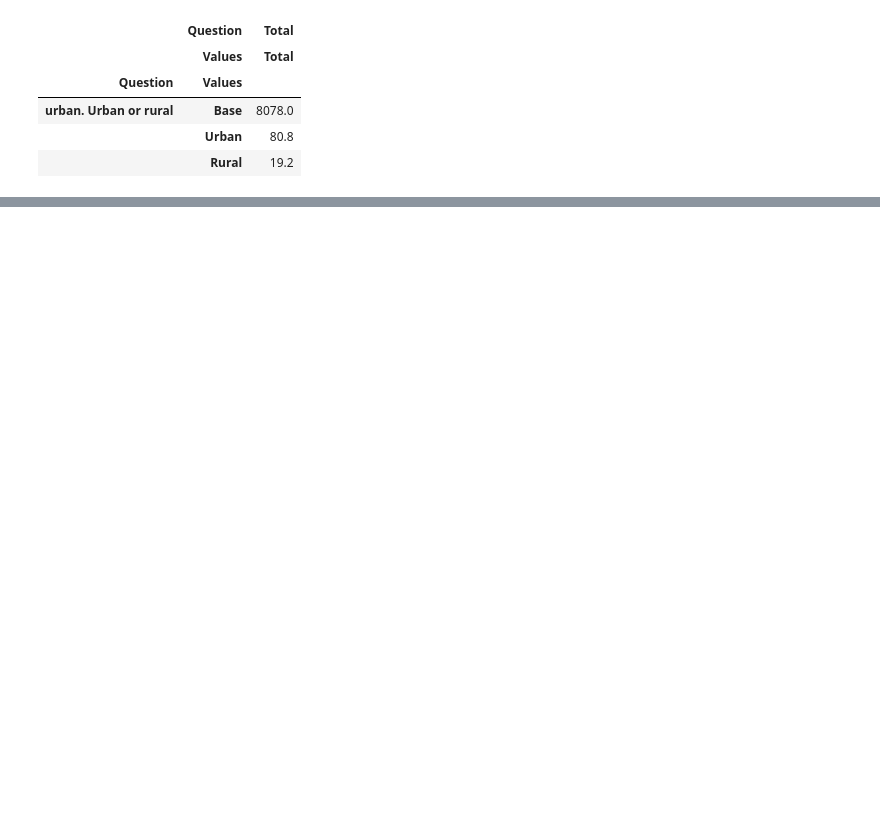
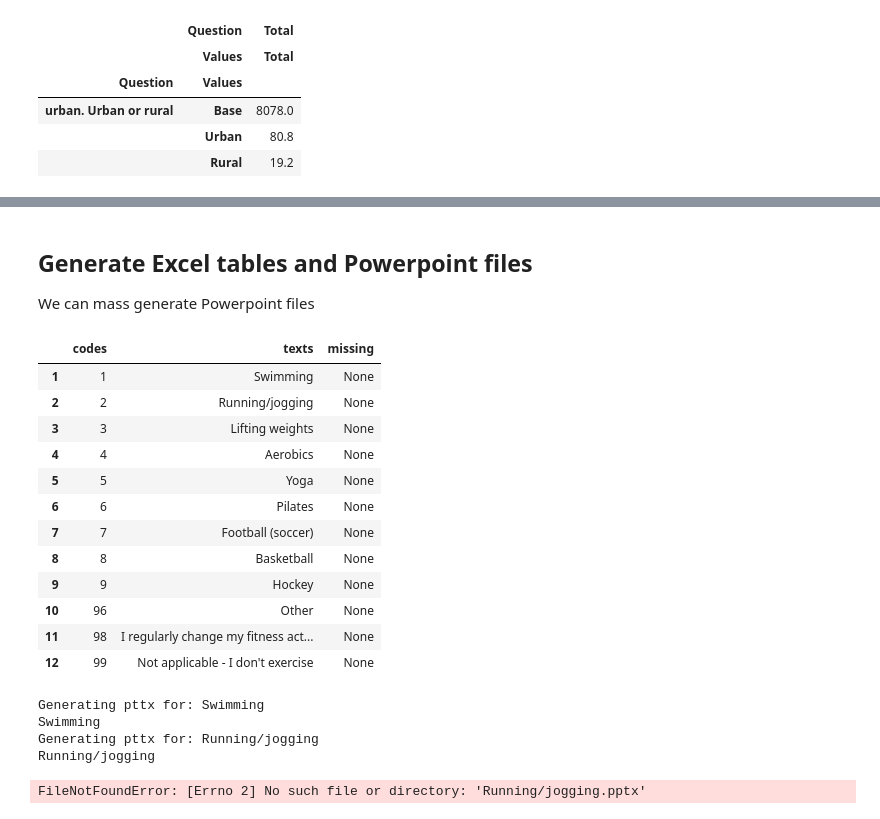
Before and after one commit to datasmoothie/tally-demonstration, a Jupyter notebook: Build Excel and Powerpoint from CSV.ipynb, the cells around one changed output, grey strips where cells are left out. Saved outputs shown, nothing was run; the diff lists cells and outputs as text; code cells hidden in the pictures; blank space fills up the shorter version.

Commit message:
First example almost ready. PPTX and Excel left.

```diff
--- a/Build Excel and Powerpoint from CSV.ipynb
+++ b/Build Excel and Powerpoint from CSV.ipynb
@@ -5,3 +21,7 @@ import os
 dataset = tally.DataSet("CSV data")
 dataset.add_credentials(api_key=os.environ.get('tally_api_key'))
 dataset.use_csv('data/Example Data (A) - CSV Excel export.csv')
+
+dataset2 = tally.DataSet('SPSS data')
+dataset2.add_credentials(api_key=os.environ.get('tally_api_key'))
+dataset2.use_spss('data/Example Data (A).sav')
@@ -37,0 +125,38 @@ result = dataset.weight(name='Gender and urban', variable='weight_c', unique_key
+# %% [markdown]
+## Generate Excel tables and Powerpoint files
+
+We can mass generate Powerpoint files
+# %%
+dataset2.meta(variable='q1')
+# %% [output]
+|  | codes | texts | missing |
+| 1 | 1 | Swimming | None |
+| 2 | 2 | Running/jogging | None |
+| 3 | 3 | Lifting weights | None |
+| 4 | 4 | Aerobics | None |
+| 5 | 5 | Yoga | None |
+| 6 | 6 | Pilates | None |
+| 7 | 7 | Football (soccer) | None |
+| 8 | 8 | Basketball | None |
+| 9 | 9 | Hockey | None |
+| 10 | 96 | Other | None |
+| 11 | 98 | I regularly change my fitness act... | None |
+| 12 | 99 | Not applicable - I don't exercise | None |
+# %%
+codes = dataset2.meta(variable='q1')['codes'].values
+texts = dataset2.meta(variable='q1')['texts'].values
+for index, code in enumerate(codes):
+    print("Generating pttx for: {}".format(texts[index]))
+    print(texts[index])
+    dataset2.build_powerpoint(filename='{}.pptx'.format(texts[index]),
+                        powerpoint_template='pptx_templates/Datasmoothie_Template.pptx',
+                        x=['q1', 'q2', 'q3'],
+                        y=['gender', 'locality'],
+                        f=[{'q1':str(code)}]
+                        )
+# %% [output]
+Generating pttx for: Swimming
+Swimming
+Generating pttx for: Running/jogging
+Running/jogging
+FileNotFoundError: [Errno 2] No such file or directory: 'Running/jogging.pptx'
```
Also changed, not shown: parts of 16 cells of this notebook, 5 other files.
